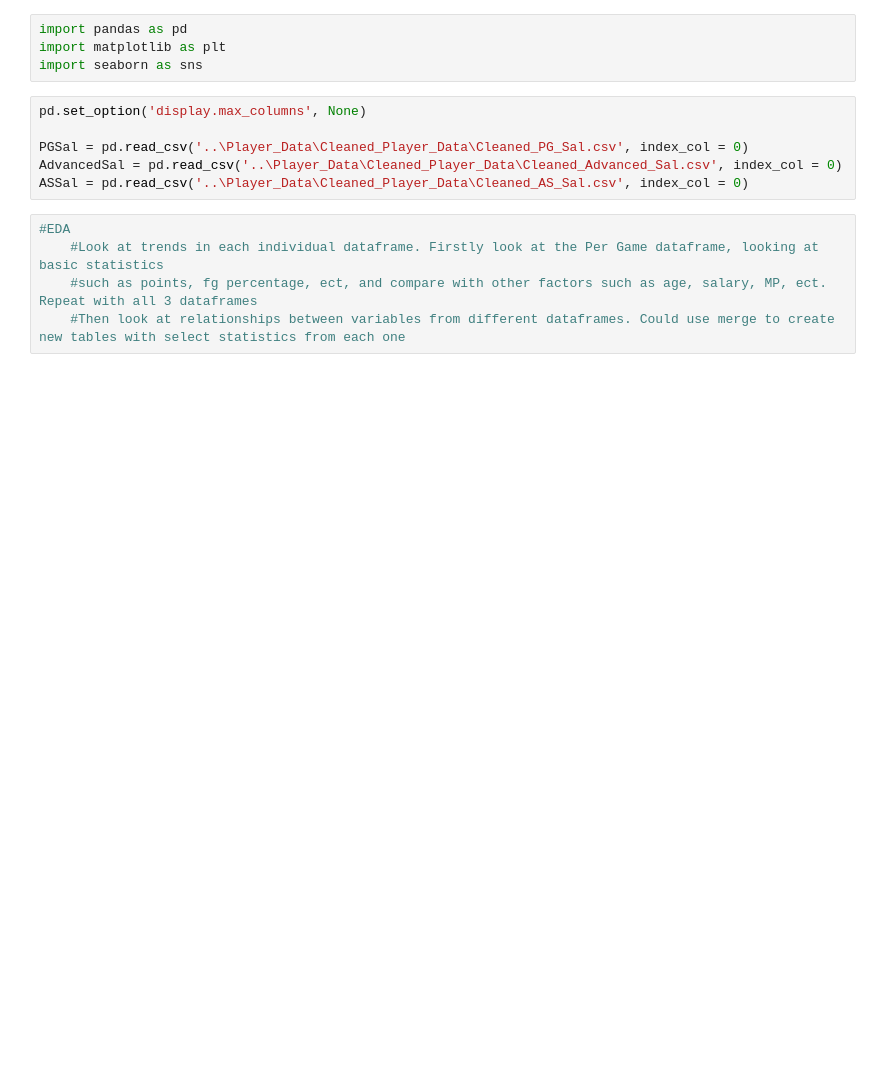
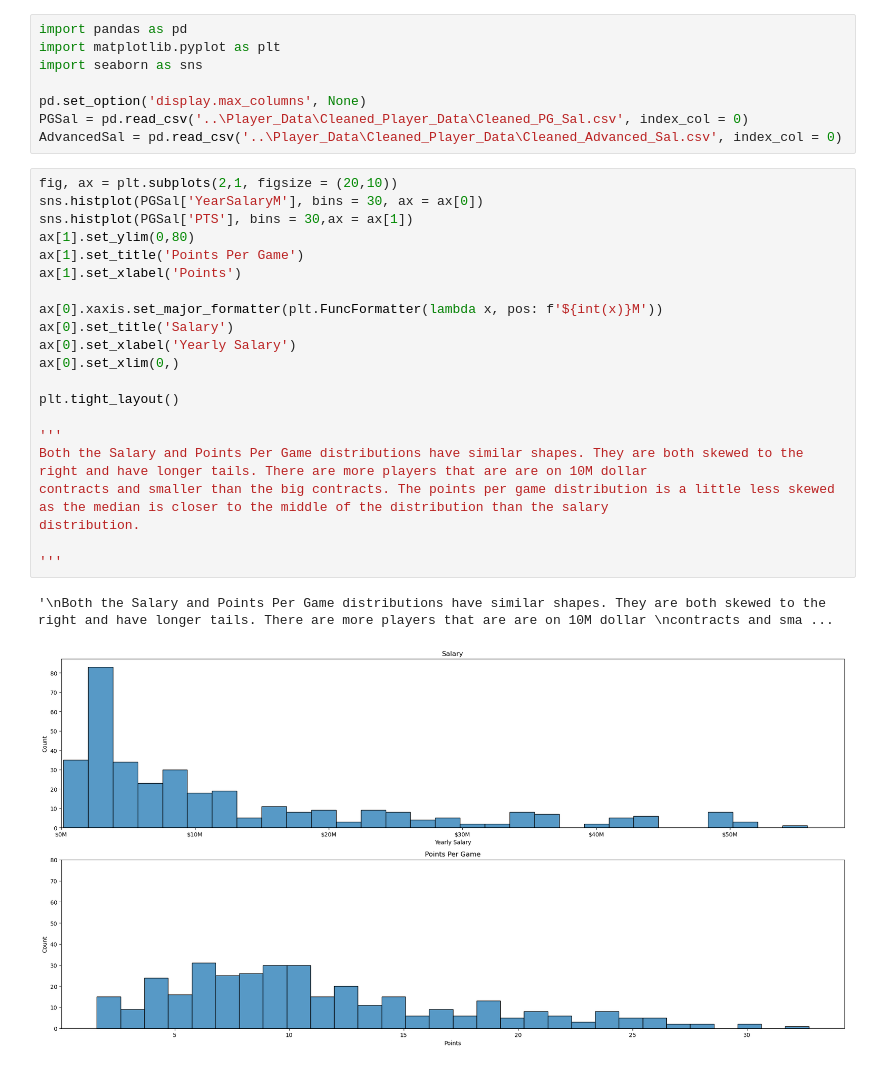
Before and after one commit to ruddaraju/NBA_PlayerValueAnalysis, a Jupyter notebook: Analysis/EDA.ipynb, the cells around one changed output. Saved outputs shown, nothing was run; the diff lists cells and outputs as text; blank space fills up the shorter version.

```diff
--- a/Analysis/EDA.ipynb
+++ b/Analysis/EDA.ipynb
@@ -1,15 +16,32 @@
 # %%
 import pandas as pd
-import matplotlib as plt
+import matplotlib.pyplot as plt
 import seaborn as sns
+
+pd.set_option('display.max_columns', None)
+PGSal = pd.read_csv('..\Player_Data\Cleaned_Player_Data\Cleaned_PG_Sal.csv', index_col = 0)
+AdvancedSal = pd.read_csv('..\Player_Data\Cleaned_Player_Data\Cleaned_Advanced_Sal.csv', index_col = 0)
-# %%
-pd.set_option('display.max_columns', None)
-
-PGSal = pd.read_csv('..\Player_Data\Cleaned_Player_Data\Cleaned_PG_Sal.csv', index_col = 0)
-AdvancedSal = pd.read_csv('..\Player_Data\Cleaned_Player_Data\Cleaned_Advanced_Sal.csv', index_col = 0)
-ASSal = pd.read_csv('..\Player_Data\Cleaned_Player_Data\Cleaned_AS_Sal.csv', index_col = 0)
-# %%
-#EDA
-    #Look at trends in each individual dataframe. Firstly look at the Per Game dataframe, looking at basic statistics
-    #such as points, fg percentage, ect, and compare with other factors such as age, salary, MP, ect. Repeat with all 3 dataframes
-    #Then look at relationships between variables from different dataframes. Could use merge to create new tables with select statistics from each one
+# %%
+fig, ax = plt.subplots(2,1, figsize = (20,10))
+sns.histplot(PGSal['YearSalaryM'], bins = 30, ax = ax[0])
+sns.histplot(PGSal['PTS'], bins = 30,ax = ax[1])
+ax[1].set_ylim(0,80)
+ax[1].set_title('Points Per Game')
+ax[1].set_xlabel('Points')
+
+ax[0].xaxis.set_major_formatter(plt.FuncFormatter(lambda x, pos: f'${int(x)}M'))
+ax[0].set_title('Salary')
+ax[0].set_xlabel('Yearly Salary')
+ax[0].set_xlim(0,)
+
+plt.tight_layout()
+
+'''
+Both the Salary and Points Per Game distributions have similar shapes. They are both skewed to the right and have longer tails. There are more players that are are on 10M dollar
+contracts and smaller than the big contracts. The points per game distribution is a little less skewed as the median is closer to the middle of the distribution than the salary
+distribution.
+
+'''
+# %% [output]
+'\nBoth the Salary and Points Per Game distributions have similar shapes. They are both skewed to the right and have longer tails. There are more players that are are on 10M dollar \ncontracts and sma ...
+[figure, added]
```
Also changed, not shown: parts of 9 cells of this notebook, 3 other files.
